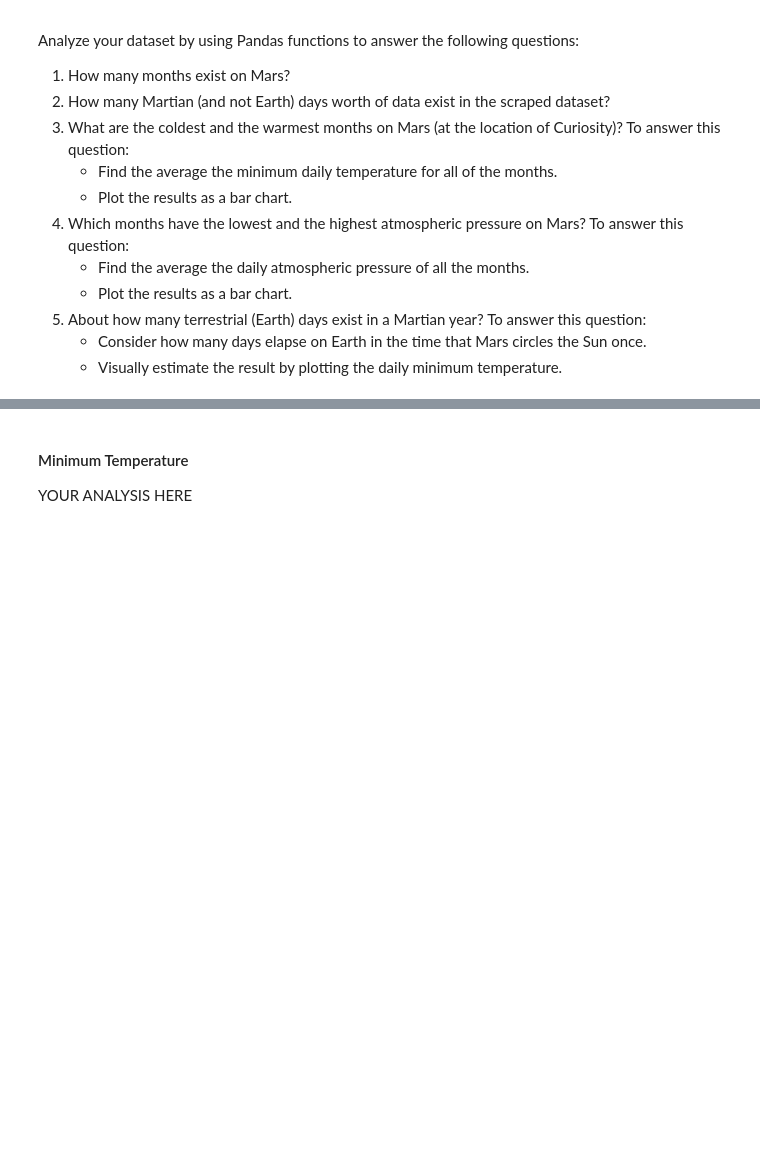
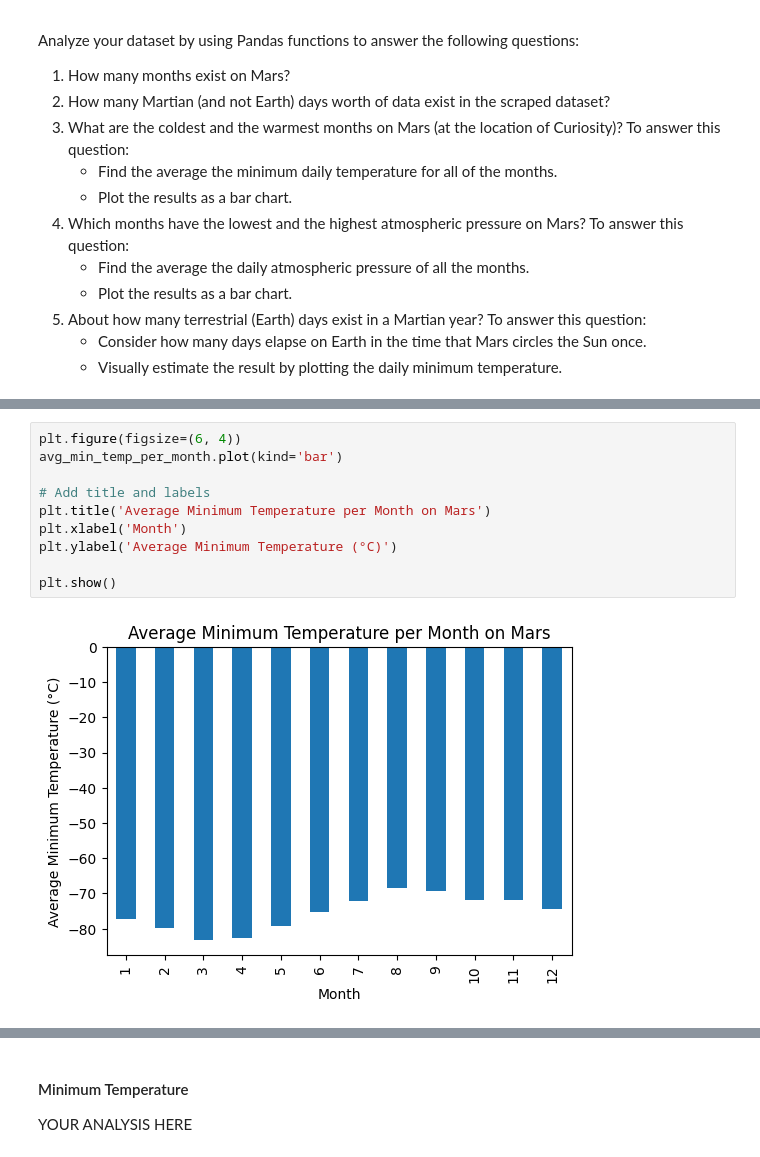
Before and after one commit to realmattimatt/mars-news-and-weather-analysis, a Jupyter notebook: Resources/Starter_Code/part_2_mars_weather.ipynb, the cells around one changed output, grey strips where cells are left out. Saved outputs shown, nothing was run; the diff lists cells and outputs as text; blank space fills up the shorter version.

```diff
--- a/Resources/Starter_Code/part_2_mars_weather.ipynb
+++ b/Resources/Starter_Code/part_2_mars_weather.ipynb
@@ -137,2 +179,14 @@ Name: min_temp, dtype: float64
+# %%
+plt.figure(figsize=(6, 4))
+avg_min_temp_per_month.plot(kind='bar')
+
+# Add title and labels
+plt.title('Average Minimum Temperature per Month on Mars')
+plt.xlabel('Month')
+plt.ylabel('Average Minimum Temperature (°C)')
+
+plt.show()
+# %% [output]
+[figure, added]
 # %%
 # Identify the coldest and hottest months in Curiosity's location by sorting the previous graph
```
Also changed, not shown: parts of 23 cells of this notebook.
